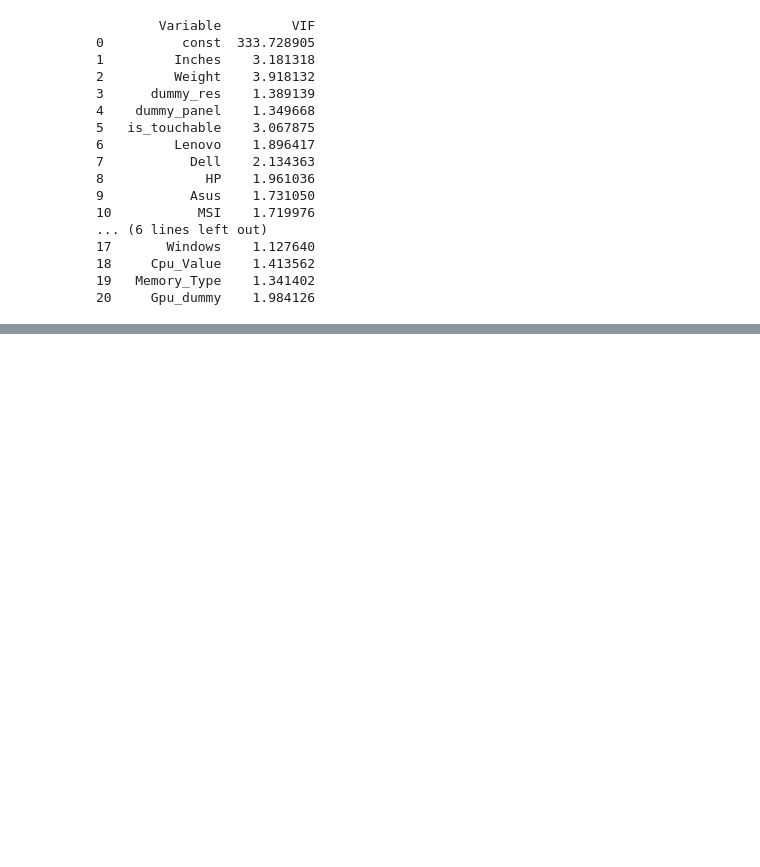
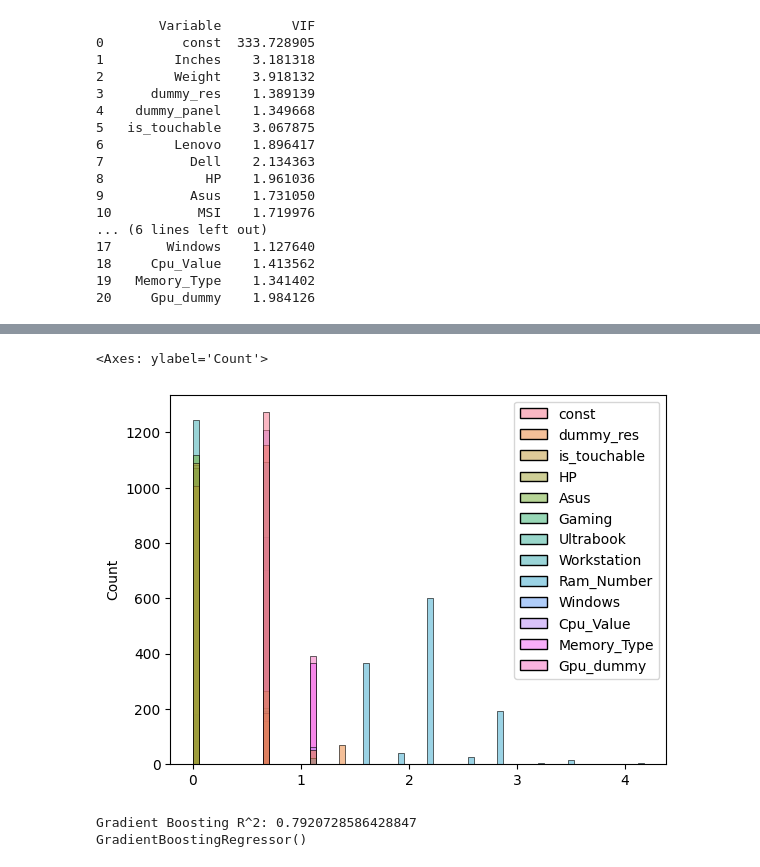
Before and after one commit to Duy-Tien-Nguyen/python, a Jupyter notebook: perdiction/prediction.ipynb, the cells around one changed output, grey strips where cells are left out. Cells and saved outputs as stored; diff of their text form; code cells hidden in the pictures; blank space fills up the shorter version.

```diff
--- a/perdiction/prediction.ipynb
+++ b/perdiction/prediction.ipynb
@@ -157,3 +167,16 @@ print(vif_data)
 18     Cpu_Value    1.413562
 19   Memory_Type    1.341402
 20     Gpu_dummy    1.984126
+# %%
+# Bien phu thuoc
+y=df['Price_USD']
+# Cac bien doc lap
+X=df.drop(columns=['Price_USD','Other_OpSys','Other_TypeName','Other_Comp','2 in 1 Convertible','Netbook',"Inches", "Weight", "dummy_panel", "Dell", "MSI", "Notebook",'Lenovo'])
+
+X=sm.add_constant(X)
+
+model=sm.OLS(y,X)
+
+result=model.fit()
+
+print(result.summary())
@@ -159,0 +221,10 @@ print(vif_data)
+# %%
+X=np.log(X+1)
+
+X=sm.add_constant(X)
+
+model=sm.OLS(y,X)
+
+result=model.fit()
+
+print(result.summary())
@@ -159,0 +249,17 @@ print(vif_data)
+# %%
+import seaborn as sns
+
+sns.histplot(X)
+# %% [output]
+<Axes: ylabel='Count'>
+[figure, added]
+# %%
+from sklearn.ensemble import GradientBoostingRegressor
+
+gb_model = GradientBoostingRegressor()
+gb_model.fit(X, y)
+print("Gradient Boosting R^2:", gb_model.score(X, y))
+print(gb_model)
+# %% [output]
+Gradient Boosting R^2: 0.7920728586428847
+GradientBoostingRegressor()
```
Also changed, not shown: parts of 9 cells of this notebook.
